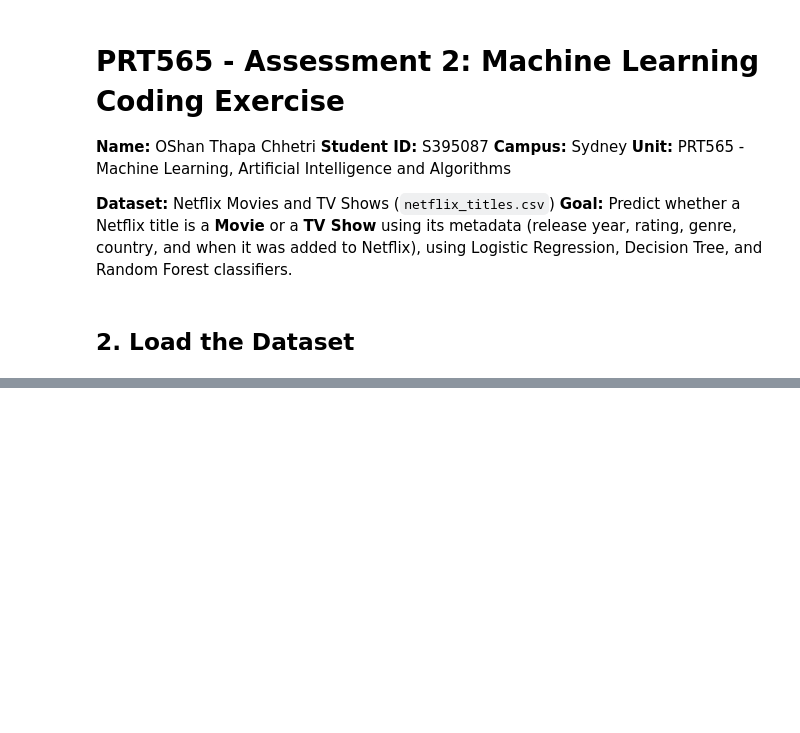
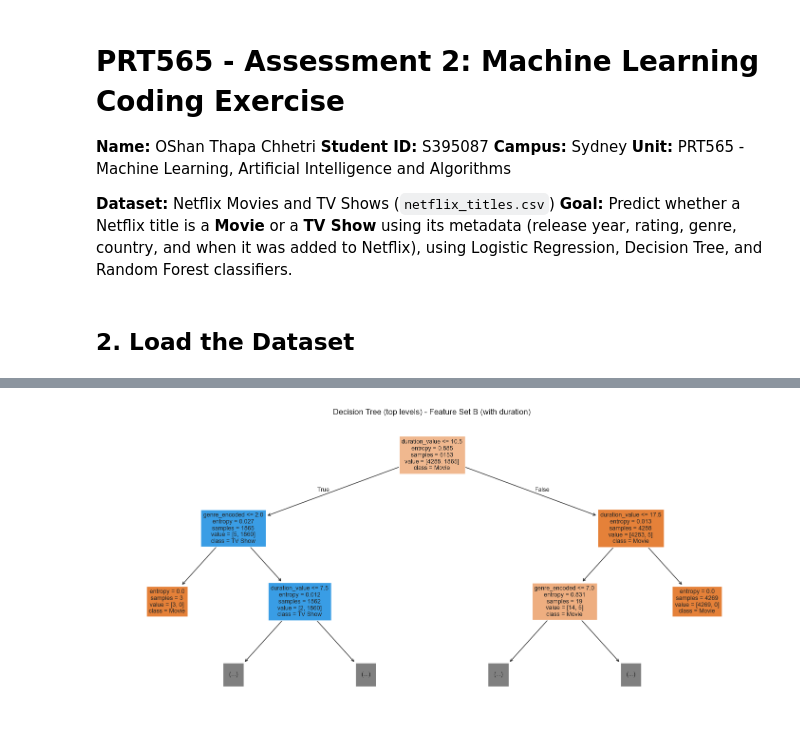
Before and after one commit to xhhetri/xhhetri-CDU_third_sem_assignments, a Jupyter notebook: PRT565 - Machine Learning, Artificial Intelligence and Algorithms/assessment_2.ipynb, the cells around one changed output, grey strips where cells are left out. Cells and saved outputs as stored; diff of their text form; code cells hidden in the pictures; blank space fills up the shorter version.

```diff
--- a/PRT565 - Machine Learning, Artificial Intelligence and Algorithms/assessment_2.ipynb
+++ b/PRT565 - Machine Learning, Artificial Intelligence and Algorithms/assessment_2.ipynb
@@ -48,0 +216,5 @@ FileNotFoundError: [Errno 2] No such file or directory: 'Dataset-netflix.csv'
+# %%
+# Target encoding: Movie = 0, TV Show = 1
+df['type_encoded'] = df['type'].map({'Movie': 0, 'TV Show': 1})
+
+df['type_encoded'].value_counts()
@@ -48,0 +341,9 @@ FileNotFoundError: [Errno 2] No such file or directory: 'Dataset-netflix.csv'
+# %%
+# Logistic Regression - Feature Set A (without duration)
+lr_A = LogisticRegression(max_iter=1000)
+lr_A.fit(X_A_train_scaled, y_train)
+y_pred_lr_A = lr_A.predict(X_A_test_scaled)
+acc_lr_A = accuracy_score(y_test, y_pred_lr_A)
+
+print("Logistic Regression accuracy (without duration):", round(acc_lr_A, 4))
+print(classification_report(y_test, y_pred_lr_A, target_names=['Movie', 'TV Show']))
@@ -48,0 +360,9 @@ FileNotFoundError: [Errno 2] No such file or directory: 'Dataset-netflix.csv'
+# %%
+# Logistic Regression - Feature Set B (with duration)
+lr_B = LogisticRegression(max_iter=1000)
+lr_B.fit(X_B_train_scaled, y_train)
+y_pred_lr_B = lr_B.predict(X_B_test_scaled)
+acc_lr_B = accuracy_score(y_test, y_pred_lr_B)
+
+print("Logistic Regression accuracy (with duration):", round(acc_lr_B, 4))
+print(classification_report(y_test, y_pred_lr_B, target_names=['Movie', 'TV Show']))
@@ -48,0 +385,9 @@ FileNotFoundError: [Errno 2] No such file or directory: 'Dataset-netflix.csv'
+# %%
+# Decision Tree - Feature Set B (with duration)
+dt_B = DecisionTreeClassifier(criterion='entropy', max_depth=8, random_state=42)
+dt_B.fit(X_B_train, y_train)
+y_pred_dt_B = dt_B.predict(X_B_test)
+acc_dt_B = accuracy_score(y_test, y_pred_dt_B)
+
+print("Decision Tree accuracy (with duration):", round(acc_dt_B, 4))
+print(classification_report(y_test, y_pred_dt_B, target_names=['Movie', 'TV Show']))
@@ -48,0 +404,10 @@ FileNotFoundError: [Errno 2] No such file or directory: 'Dataset-netflix.csv'
+# %%
+# Visualise the top 3 levels of the Decision Tree (Feature Set B) to see
+# which feature it splits on first -- we expect 'duration_value' to dominate
+plt.figure(figsize=(18, 8))
+plot_tree(dt_B, max_depth=2, feature_names=features_B, class_names=['Movie', 'TV Show'],
+          filled=True, fontsize=9)
+plt.title('Decision Tree (top levels) - Feature Set B (with duration)')
+plt.show()
+# %% [output]
+[figure, added]
```
Also changed, not shown: parts of 43 cells of this notebook.
